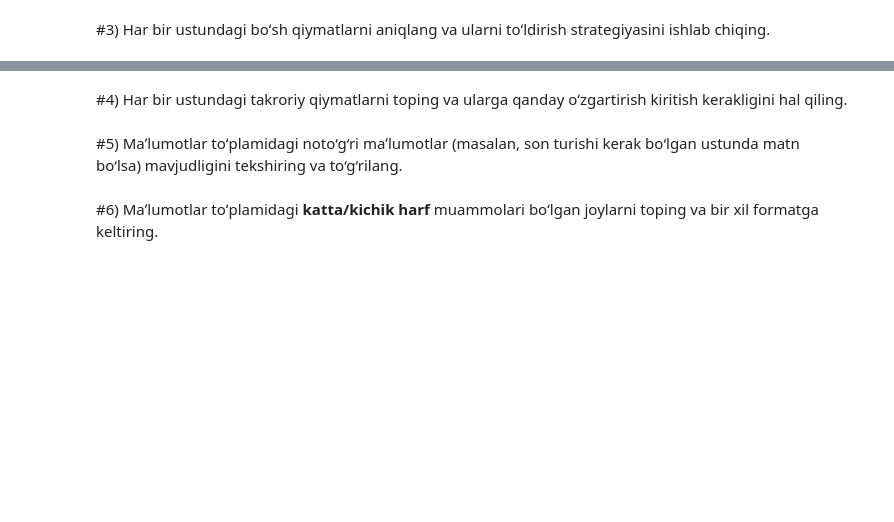
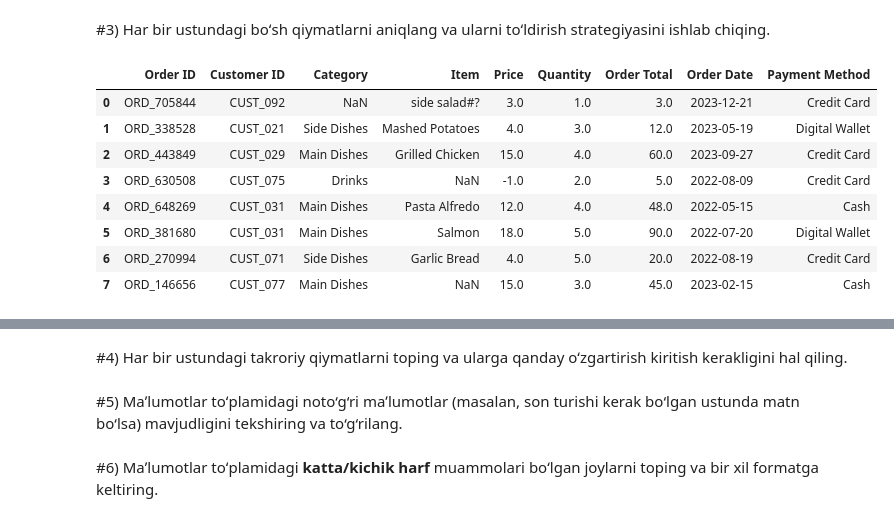
Before and after one commit to IlyasNasirov/notebook, a Jupyter notebook: 11_MAʼLUMOTLARNI_TAYYORLASH_11_28_YAKUNIY_AMALIY_VAZIFA.ipynb, the cells around one changed output, grey strips where cells are left out. Saved outputs shown, nothing was run; the diff lists cells and outputs as text; code cells hidden in the pictures; blank space fills up the shorter version.

```diff
--- a/11_MAʼLUMOTLARNI_TAYYORLASH_11_28_YAKUNIY_AMALIY_VAZIFA.ipynb
+++ b/11_MAʼLUMOTLARNI_TAYYORLASH_11_28_YAKUNIY_AMALIY_VAZIFA.ipynb
@@ -43,0 +42,3 @@ df.head()
+# %%
+df.drop('Unnamed: 0',axis=1,inplace=True)
+df.head()
@@ -51,0 +87,12 @@ df.head()
+# %%
+df.head(8)
+# %% [output]
+|  | Order ID | Customer ID | Category | Item | Price | Quantity | Order Total | Order Date | Payment Method |
+| 0 | ORD_705844 | CUST_092 | NaN | side salad#? | 3.0 | 1.0 | 3.0 | 2023-12-21 | Credit Card |
+| 1 | ORD_338528 | CUST_021 | Side Dishes | Mashed Potatoes | 4.0 | 3.0 | 12.0 | 2023-05-19 | Digital Wallet |
+| 2 | ORD_443849 | CUST_029 | Main Dishes | Grilled Chicken | 15.0 | 4.0 | 60.0 | 2023-09-27 | Credit Card |
+| 3 | ORD_630508 | CUST_075 | Drinks | NaN | -1.0 | 2.0 | 5.0 | 2022-08-09 | Credit Card |
+| 4 | ORD_648269 | CUST_031 | Main Dishes | Pasta Alfredo | 12.0 | 4.0 | 48.0 | 2022-05-15 | Cash |
+| 5 | ORD_381680 | CUST_031 | Main Dishes | Salmon | 18.0 | 5.0 | 90.0 | 2022-07-20 | Digital Wallet |
+| 6 | ORD_270994 | CUST_071 | Side Dishes | Garlic Bread | 4.0 | 5.0 | 20.0 | 2022-08-19 | Credit Card |
+| 7 | ORD_146656 | CUST_077 | Main Dishes | NaN | 15.0 | 3.0 | 45.0 | 2023-02-15 | Cash |
```
Also changed, not shown: parts of 8 cells of this notebook.
